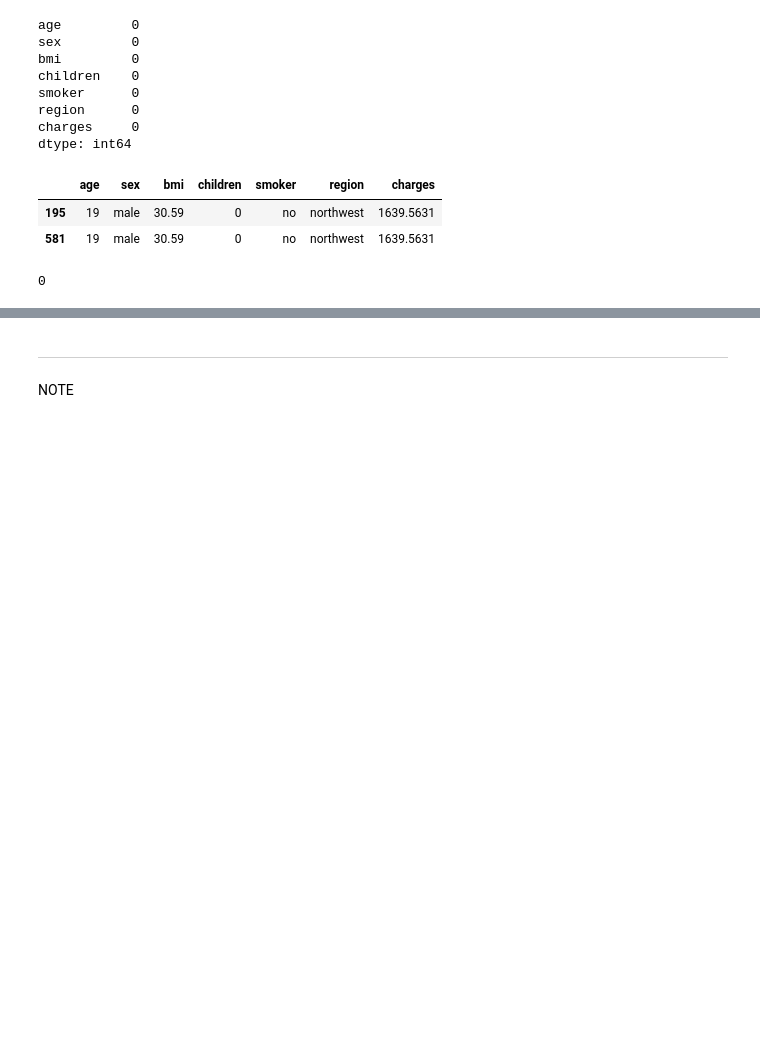
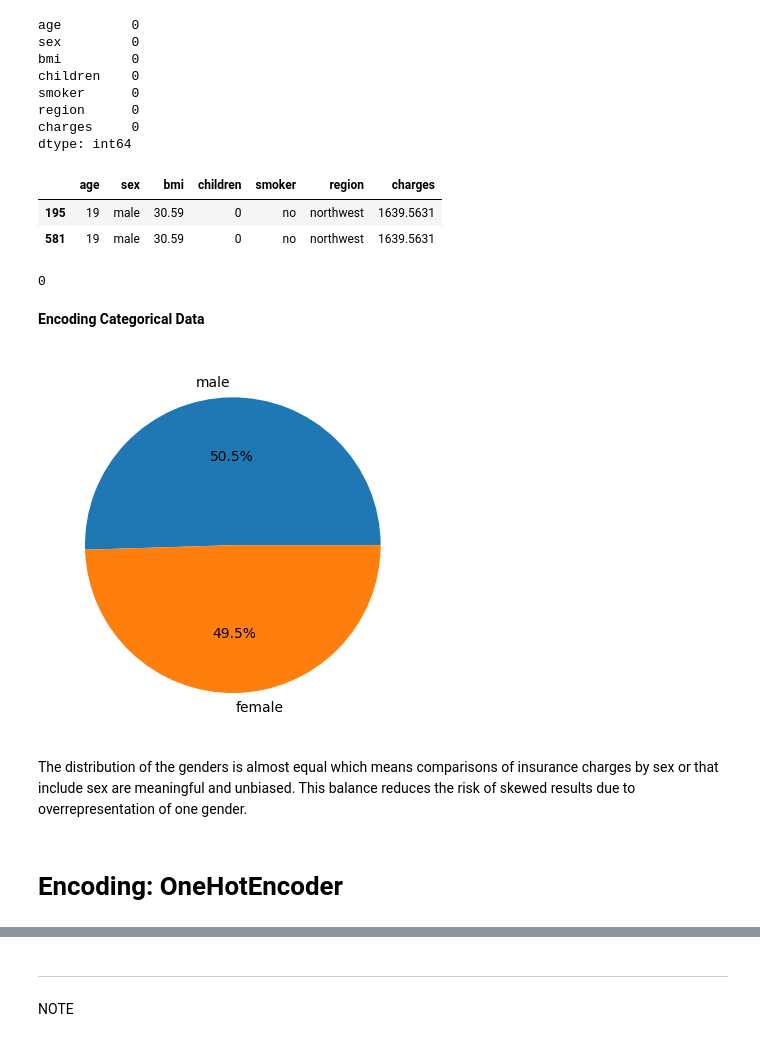
Before and after one commit to Lailah-Idrees/medical_insurance_data_analysis, a Jupyter notebook: jupyter_notebooks/ETL_Insurance.ipynb, the cells around one changed output, grey strips where cells are left out. Saved outputs shown, nothing was run; the diff lists cells and outputs as text; code cells hidden in the pictures; blank space fills up the shorter version.

```diff
--- a/jupyter_notebooks/ETL_Insurance.ipynb
+++ b/jupyter_notebooks/ETL_Insurance.ipynb
@@ -164,3 +164,5 @@ df=df.drop_duplicates()
 df.duplicated().sum()
 # %% [output]
 0
+# %% [markdown]
+**Encoding Categorical Data**
@@ -166,0 +171,11 @@ df.duplicated().sum()
+# %%
+gender_count=df.value_counts('sex', normalize=True)
+plt.pie(x=gender_count, labels=gender_count.index, autopct='%1.1f%%')
+plt.show()
+# %% [output]
+[figure, added]
+# %% [markdown]
+The distribution of the genders is almost equal which means comparisons of insurance charges by sex or that include sex are meaningful and unbiased.
+This balance reduces the risk of skewed results due to overrepresentation of one gender.
+# %% [markdown]
+# Encoding: OneHotEncoder #
```
Also changed, not shown: parts of 5 cells of this notebook.
